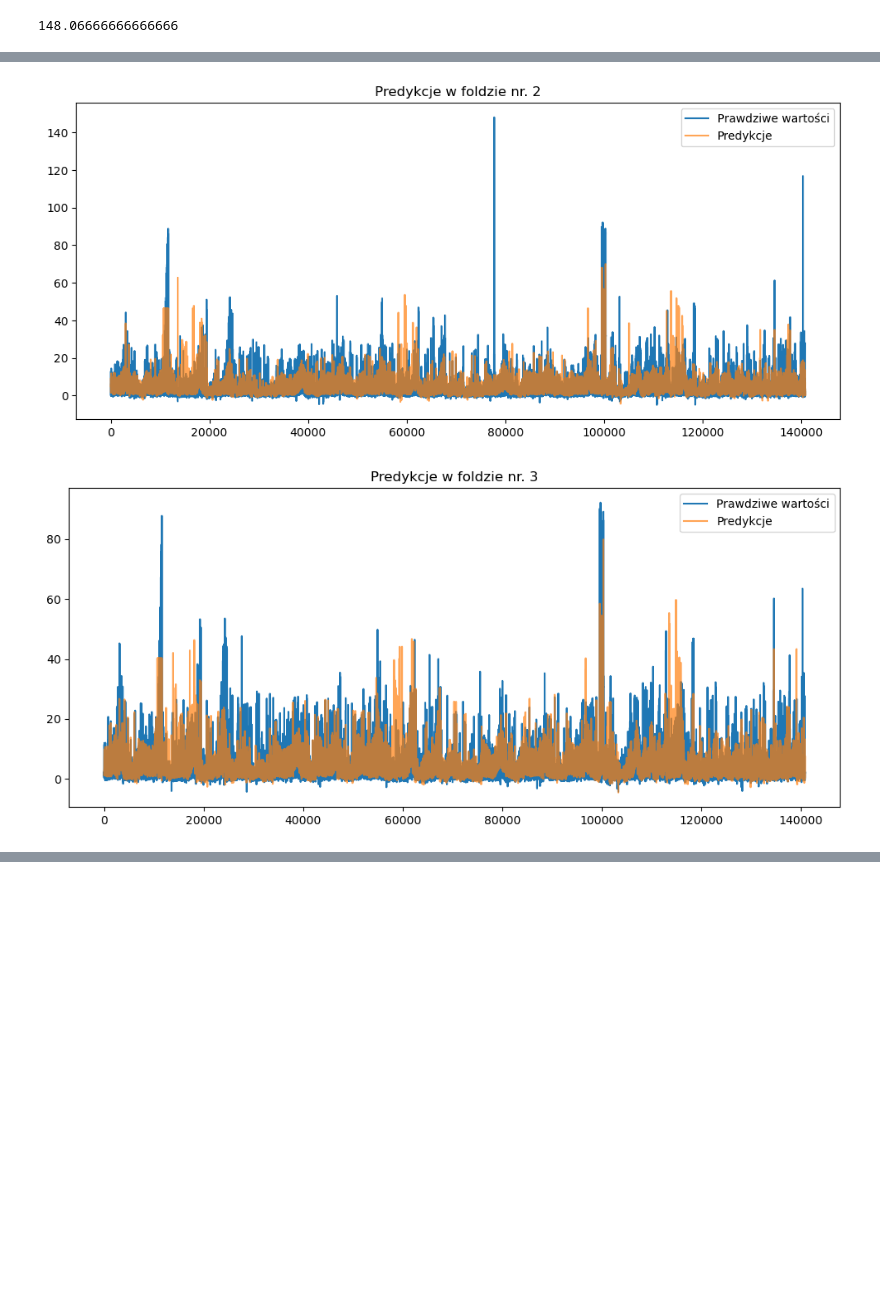
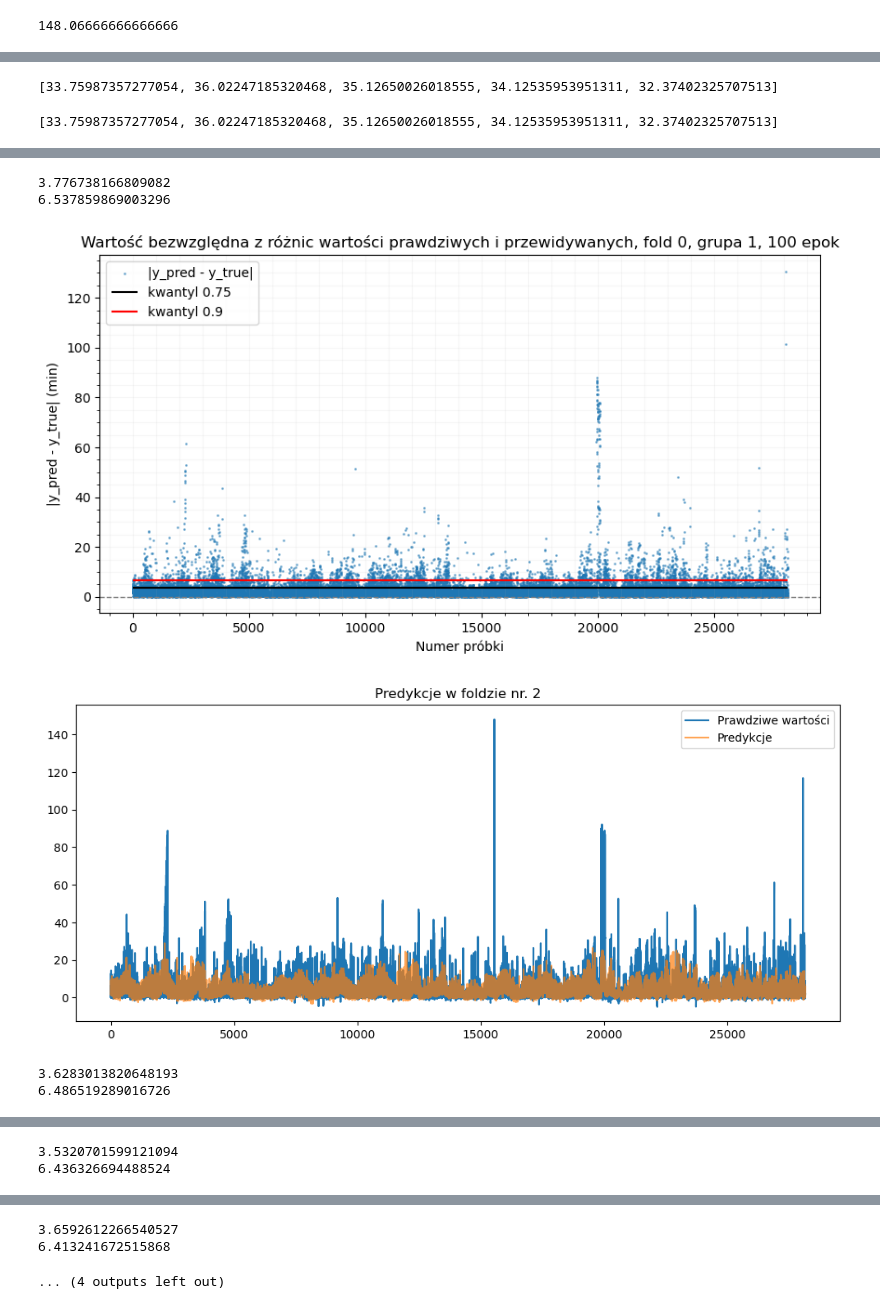
Before and after one commit to chalupka-student/autobusy, a Jupyter notebook: skrypty/uczenie.ipynb, the cells around one changed output, grey strips where cells are left out. Cells and saved outputs as stored; diff of their text form; code cells hidden in the pictures; blank space fills up the shorter version.

```diff
--- a/skrypty/uczenie.ipynb
+++ b/skrypty/uczenie.ipynb
@@ -96,7 +96,7 @@ df['delay_min'].max()
 # %%
 
 objs = []
-with open('../data/wyniki_predykcji/grupa_1_bez_cv_100_epoch','rb') as f:
+with open('../data/wyniki_predykcji/grupa_2_bez_cv_10_epoch','rb') as f:
     while True:
         try:
             objs.append(pickle.load(f))
@@ -132,3 +132,5 @@ df_results['route_name']=df_results['route_name'].astype(str)
 
 
 df_results = df_results.sort_values('orig_idx', ascending=True).set_index('orig_idx')
+df_results=df_results.reset_index()
+df_results
@@ -211,7 +246,7 @@ plt.show()
 
 
 objs = []
-with open('../data/wyniki_predykcji/grupa_1_5cv_100_epoch','rb') as f:
+with open('../data/wyniki_predykcji/grupa_1_5cv_10_epoch','rb') as f:
     while True:
         try:
             objs.append(pickle.load(f))
@@ -223,8 +258,13 @@ wyniki=objs[-1]
 wyniki['fold_preds'][0]
 for i in range(5):
     wyniki['fold_preds'][i] = wyniki['fold_preds'][i].sort_values('orig_idx', ascending=True).set_index('orig_idx')
+    wyniki['fold_preds'][i]=wyniki['fold_preds'][i].reset_index()
+
+print(wyniki['cv_losses'])
+# %% [output]
+[33.75987357277054, 36.02247185320468, 35.12650026018555, 34.12535953951311, 32.37402325707513]
 # %%
-
+print(wyniki['cv_losses'])
 
 for i in range(5):
     predykcje=wyniki['fold_preds'][i]
@@ -234,4 +274,24 @@ for i in range(5):
     plt.legend()
     plt.title(f'Predykcje w foldzie nr. {i+1}')
     plt.show()
+
+    diff=abs(predykcje["y_true"] - predykcje["y_pred"])
+    quantile_075=diff.quantile(0.75)
+    quantile_09=diff.quantile(0.9)
+    print(quantile_075)
+    print(quantile_09)
+
+    plt.figure(figsize=(10,5))
+    plt.scatter(predykcje.index, diff,alpha=0.5,s=1,label='|y_pred - y_true|')
+    plt.hlines(quantile_075,0,predykcje.shape[0],'k',label='kwantyl 0.75')
+    plt.hlines(quantile_09,0,predykcje.shape[0],'r',label='kwantyl 0.9')
+    plt.xlabel("Numer próbki")
+    plt.ylabel('|y_pred - y_true| (min)')
+    plt.title(f"Wartość bezwzględna z różnic wartości prawdziwych i przewidywanych, fold {i}, grupa 1, 100 epok")
+    plt.axhline(0, color='gray', linestyle='--', linewidth=1)
+    plt.legend()
+    plt.minorticks_on()
+    plt.grid(which='both',alpha=0.1)
+    plt.show()
 # %% [output]
+[33.75987357277054, 36.02247185320468, 35.12650026018555, 34.12535953951311, 32.37402325707513]
@@ -239,2 +299,6 @@ for i in range(5):
+3.776738166809082
+6.537859869003296
-[figure, old version]
+[figure, new version]
-[figure, old version]
+[figure, new version]
+3.6283013820648193
+6.486519289016726
@@ -242,0 +307,2 @@ for i in range(5):
+3.5320701599121094
+6.436326694488524
@@ -242,0 +311,3 @@ for i in range(5):
+3.6592612266540527
+6.413241672515868
+... (4 outputs left out)
```
Also changed, not shown: parts of 7 cells of this notebook, 2 other files.
